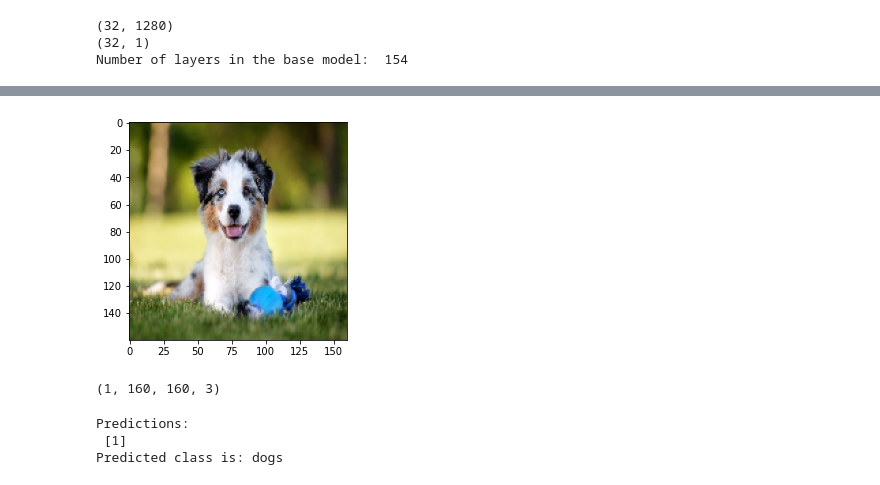
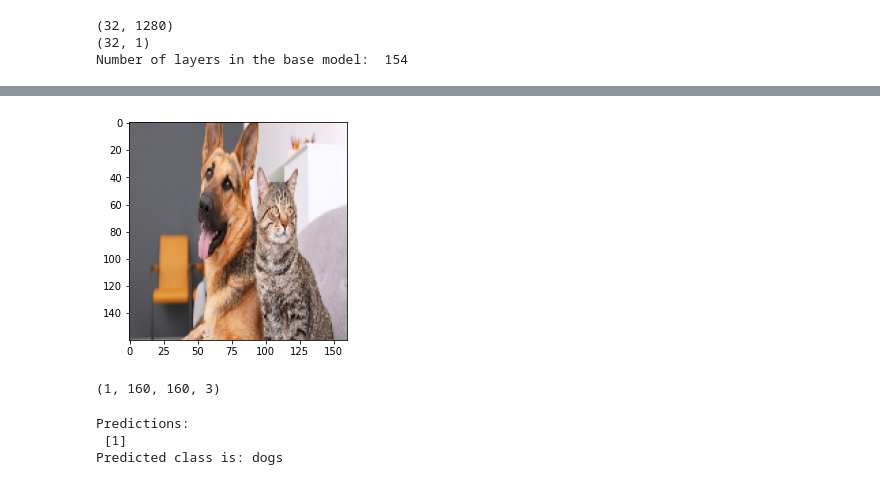
Before and after one commit to kaleapoholi/eidos, a Jupyter notebook: CNN_catdog_save.ipynb, the cells around one changed output, grey strips where cells are left out. Cells and saved outputs as stored; diff of their text form; code cells hidden in the pictures.

```diff
--- a/CNN_catdog_save.ipynb
+++ b/CNN_catdog_save.ipynb
@@ -282,17 +277,18 @@ model.save('my_model2.h5')
 # %%
 #img_path = 'https://live.staticflickr.com/5504/14187029688_46e25edbf1_k.jpg'
-img_path = 'https://www.jardiner-malin.fr/wp-content/uploads/2019/03/berger-australien-1.jpg'
+#img_path = 'https://www.jardiner-malin.fr/wp-content/uploads/2019/03/berger-australien-1.jpg'
+img_path = 'https://static.wamiz.com/images/news/facebook/article/chat-chien-fb-5cd3fd85b2eae.jpg'
 im=urllib.request.urlretrieve(img_path, "sample.png")
 
 img = tf.keras.preprocessing.image.load_img("sample.png", target_size=(160, 160))
 img_tensor = tf.keras.preprocessing.image.img_to_array(img)
 img_tensor = np.expand_dims(img_tensor, axis=0)
 img_tensor /= 255.
 plt.imshow(img_tensor[0])
 plt.show()
 print(img_tensor.shape)
 # %% [output]
-[figure, old version]
+[figure, new version]
 (1, 160, 160, 3)
 # %%
 # predicting images
```
Also changed, not shown: parts of 18 cells of this notebook, 45 other files.
